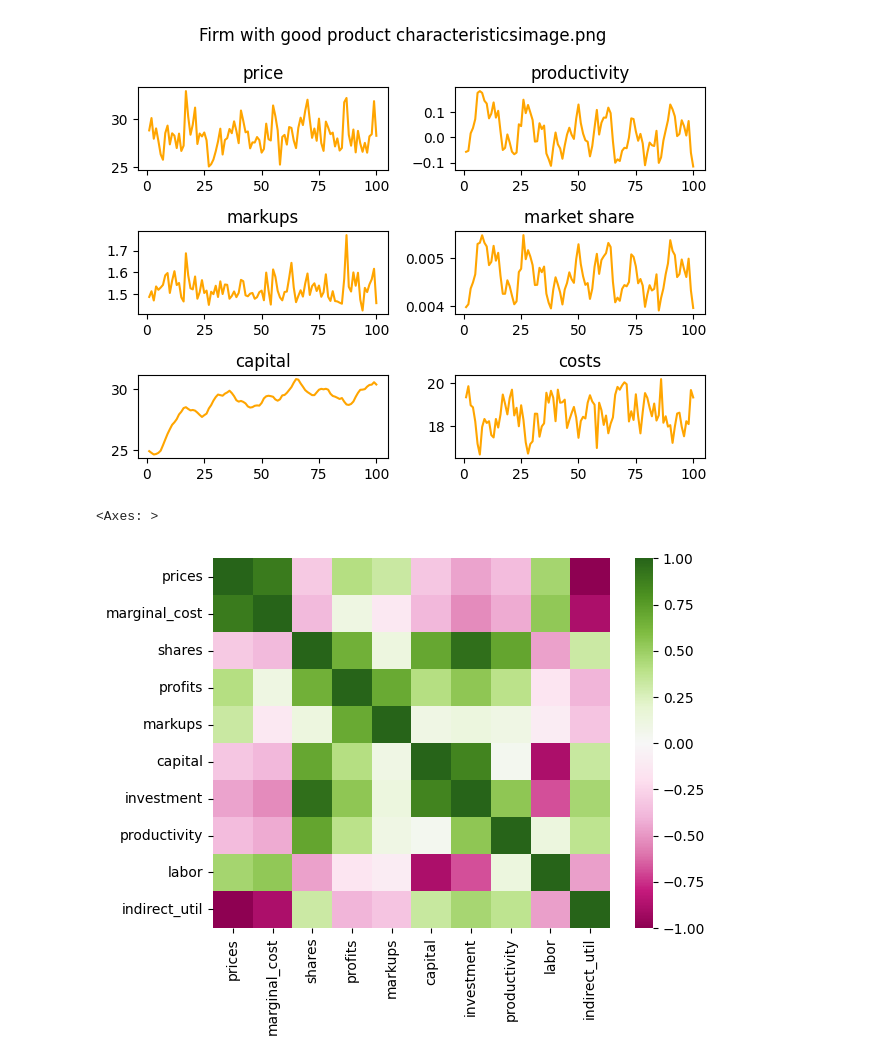
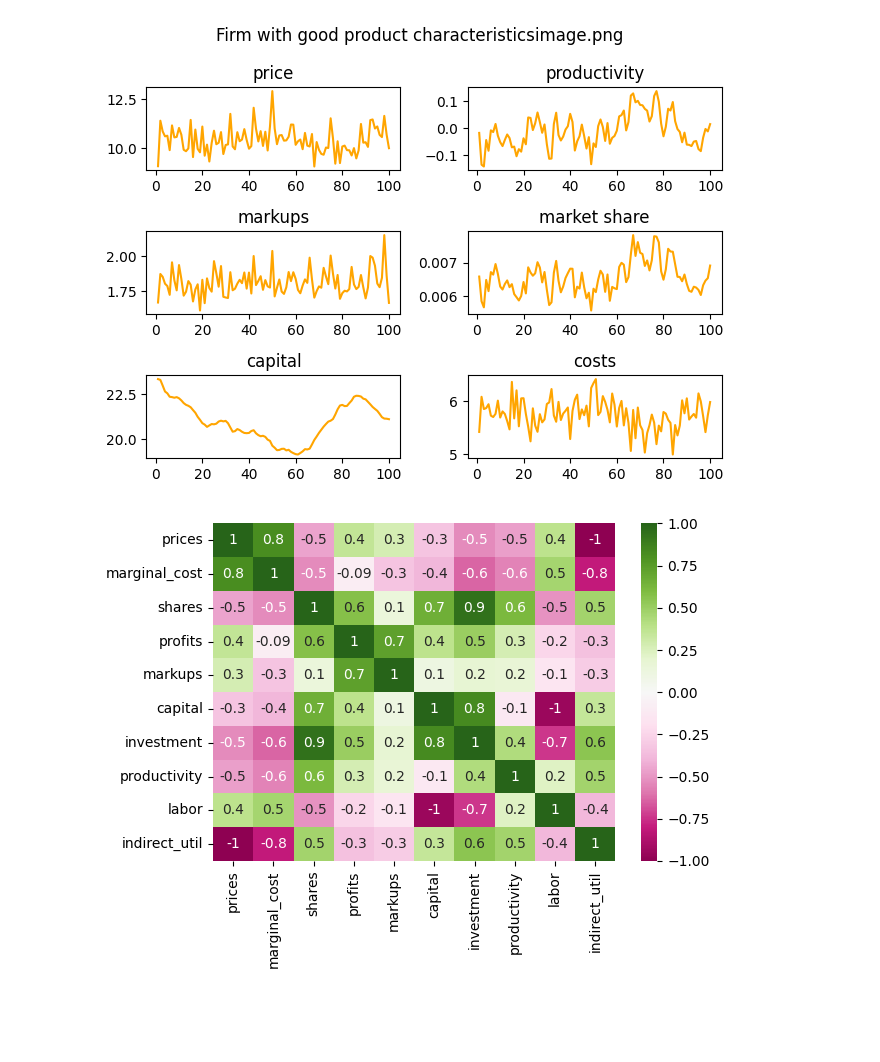
Before and after one commit to anuscabc/markdown_estimation, a Jupyter notebook: plots/plot_single_run_integrated.ipynb, the cells around one changed output. Drawn from its saved outputs; the diff is of its cells as text; code cells hidden in the pictures; blank space fills up the shorter version.

Commit message:
plot heatmap

```diff
--- a/plots/plot_single_run_integrated.ipynb
+++ b/plots/plot_single_run_integrated.ipynb
@@ -3,7 +3,7 @@ import pandas as pd
 import matplotlib.pyplot as plt
 import seaborn as sns
 # %%
-df = pd.read_csv('../data/market_integrates_1.csv')
+df = pd.read_csv('../data/market_integrates_300.csv')
 print(df)
 # %% [output]
      market_ids  firm_ids  characteristic1  characteristic2     prices  \
@@ -111,12 +111,13 @@ ax6.set_title('costs')
 plt.tight_layout()
 plt.show()
 # %% [output]
-[figure, old version]
+[figure, new version]
 # %%
 heatmap_df = df.drop(['market_ids','firm_ids', 'characteristic1', 'characteristic2', 'e_quantity'], axis=1)
 # heatmap_df = df.drop(['market_ids','firm_ids', 'e_quantity'], axis=1)
 
-sns.heatmap(heatmap_df.corr(), vmin = -1., vmax=1., cmap="PiYG", annot=False, fmt='.1g')
+fig = sns.heatmap(heatmap_df.corr(), vmin = -1., vmax=1., cmap="PiYG", annot=True, fmt='.1g')
+plt.tight_layout()
+plt.savefig('correlation_map_model.pdf')
 # %% [output]
-<Axes: >
-[figure, old version]
+[figure, new version]
```
Also changed, not shown: parts of 4 cells of this notebook, 4 other files.
